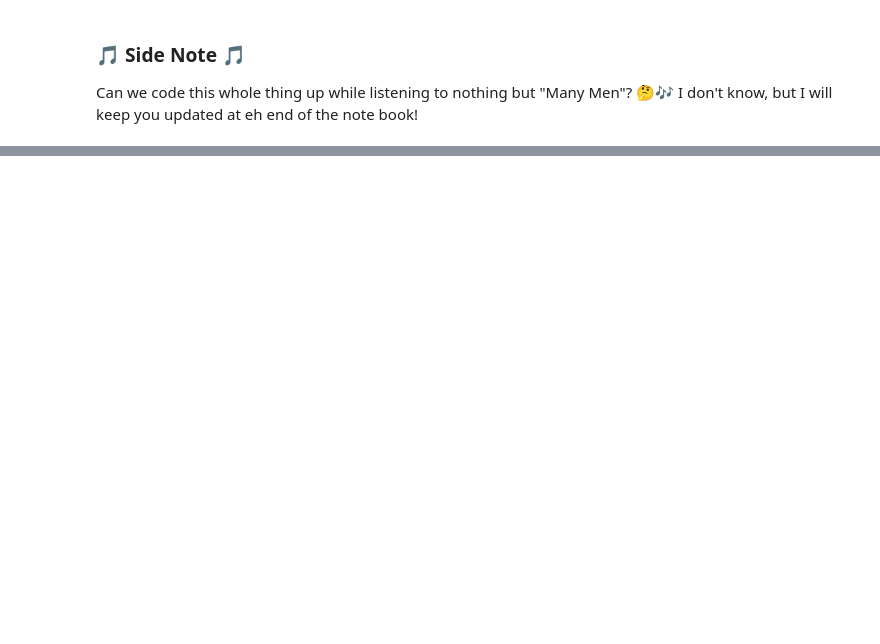
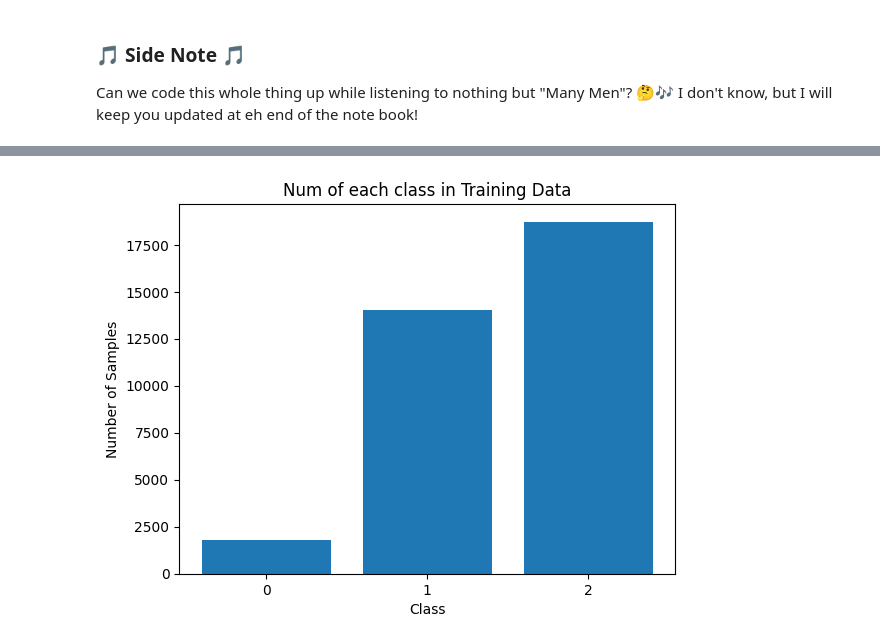
Before and after one commit to KubaJerz/learn-ml, a Jupyter notebook: tinkerLab/03lesson_many_men_vs_ironman.ipynb, the cells around one changed output, grey strips where cells are left out. Cells and saved outputs as stored; diff of their text form; code cells hidden in the pictures; blank space fills up the shorter version.

```diff
--- a/tinkerLab/03lesson_many_men_vs_ironman.ipynb
+++ b/tinkerLab/03lesson_many_men_vs_ironman.ipynb
@@ -52,0 +76,12 @@ Can we code this whole thing up while listening to nothing but "Many Men"? 🤔
+# %%
+#so the range(len([?,?,?])) makes it such that there are 3 bins then second arg is the values in each bin
+range_0_3 = range(len(y_train.argmax(axis=1).bincount()))
+
+plt.bar(range_0_3, (y_train.argmax(axis=1).bincount()).numpy())
+
+plt.title('Num of each class in Training Data');
+plt.xlabel('Class');
+plt.ylabel('Number of Samples');
+plt.xticks(range_0_3);
+# %% [output]
+[figure, added]
```
Also changed, not shown: parts of 20 cells of this notebook, 3 other files.
